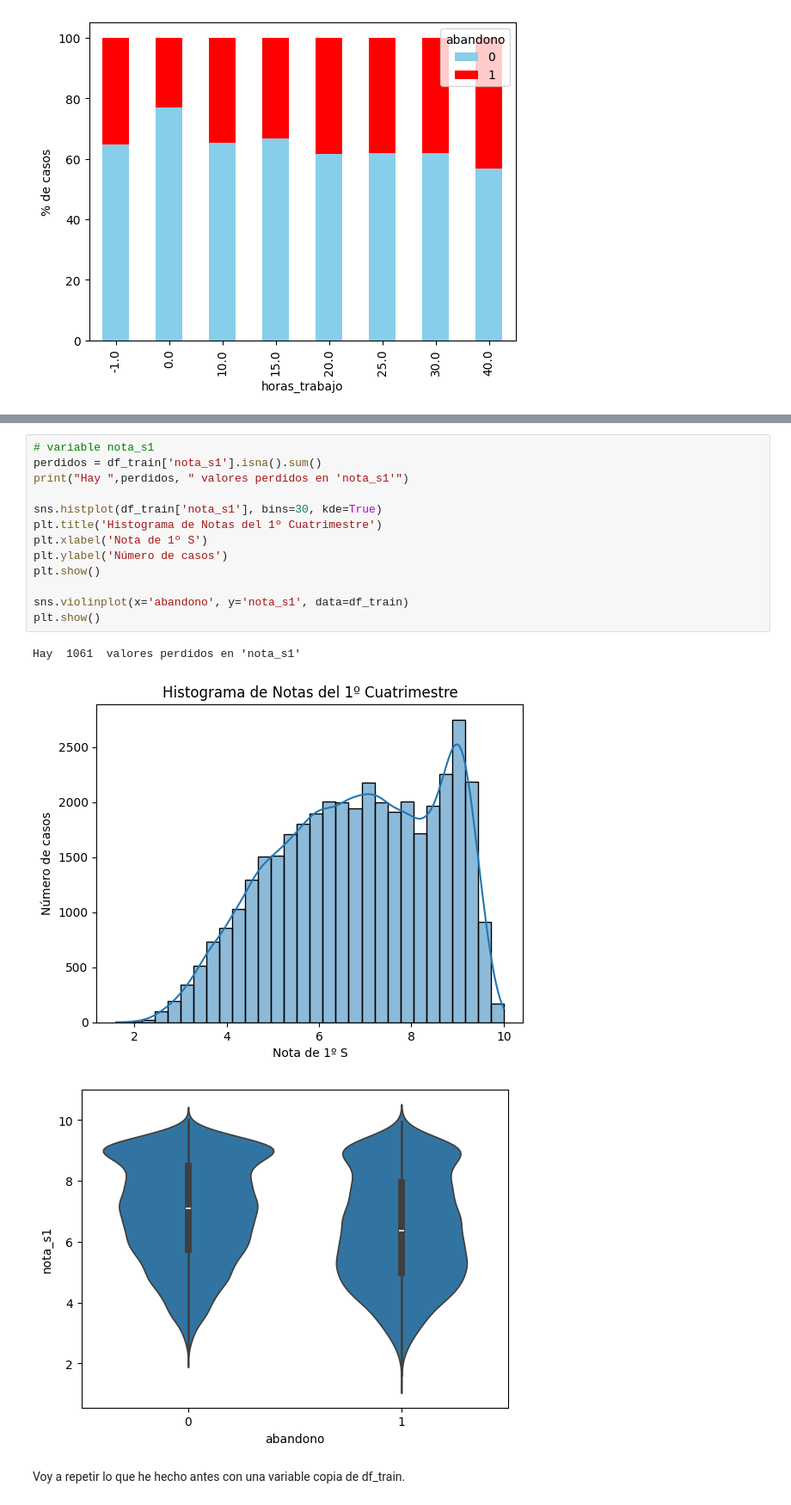
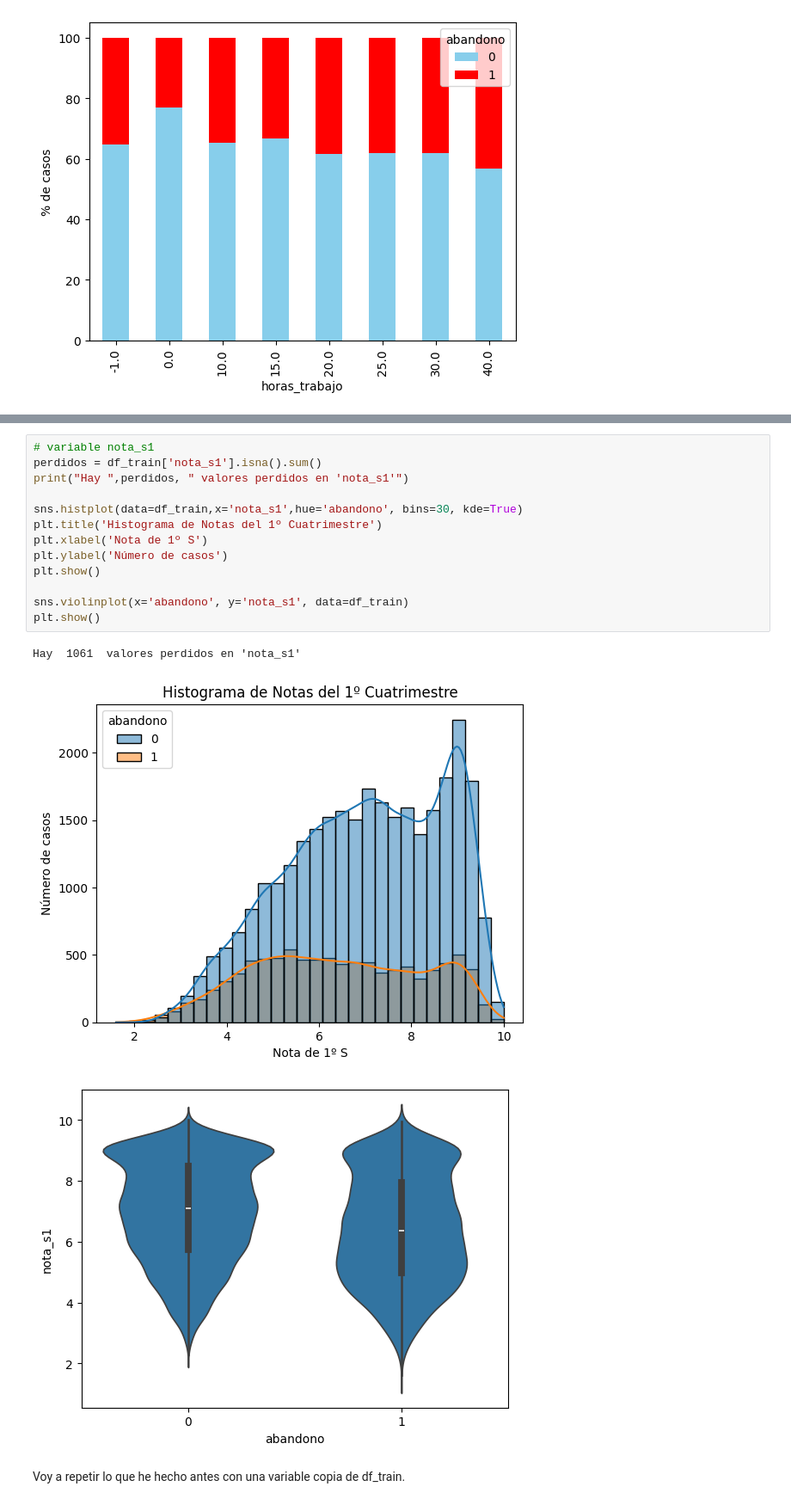
Before and after one commit to Marcos-Wth/Practica_1_Mineria_de_Datos, a Jupyter notebook: Práctica 1 - Análisis, procesamiento y validación .ipynb, the cells around one changed output, grey strips where cells are left out. Shown at 86% size. Saved outputs shown, nothing was run; the diff lists cells and outputs as text.

```diff
--- a/Práctica 1 - Análisis, procesamiento y validación .ipynb
+++ b/Práctica 1 - Análisis, procesamiento y validación .ipynb
@@ -299,19 +305,19 @@ Hay  0  valores perdidos en 'nota_acceso'
 # %%
 # variable nota_s1
 perdidos = df_train['nota_s1'].isna().sum()
 print("Hay ",perdidos, " valores perdidos en 'nota_s1'")
 
-sns.histplot(df_train['nota_s1'], bins=30, kde=True)
+sns.histplot(data=df_train,x='nota_s1',hue='abandono', bins=30, kde=True)
 plt.title('Histograma de Notas del 1º Cuatrimestre')
 plt.xlabel('Nota de 1º S')
 plt.ylabel('Número de casos')
 plt.show()
 
 sns.violinplot(x='abandono', y='nota_s1', data=df_train)
 plt.show()
 # %% [output]
 Hay  1061  valores perdidos en 'nota_s1'
-[figure, old version]
+[figure, new version]
 [figure]
 # %% [markdown]
 Voy a repetir lo que he hecho antes con una variable copia de df_train.
```
Also changed, not shown: parts of 21 cells of this notebook, 1 other file.
